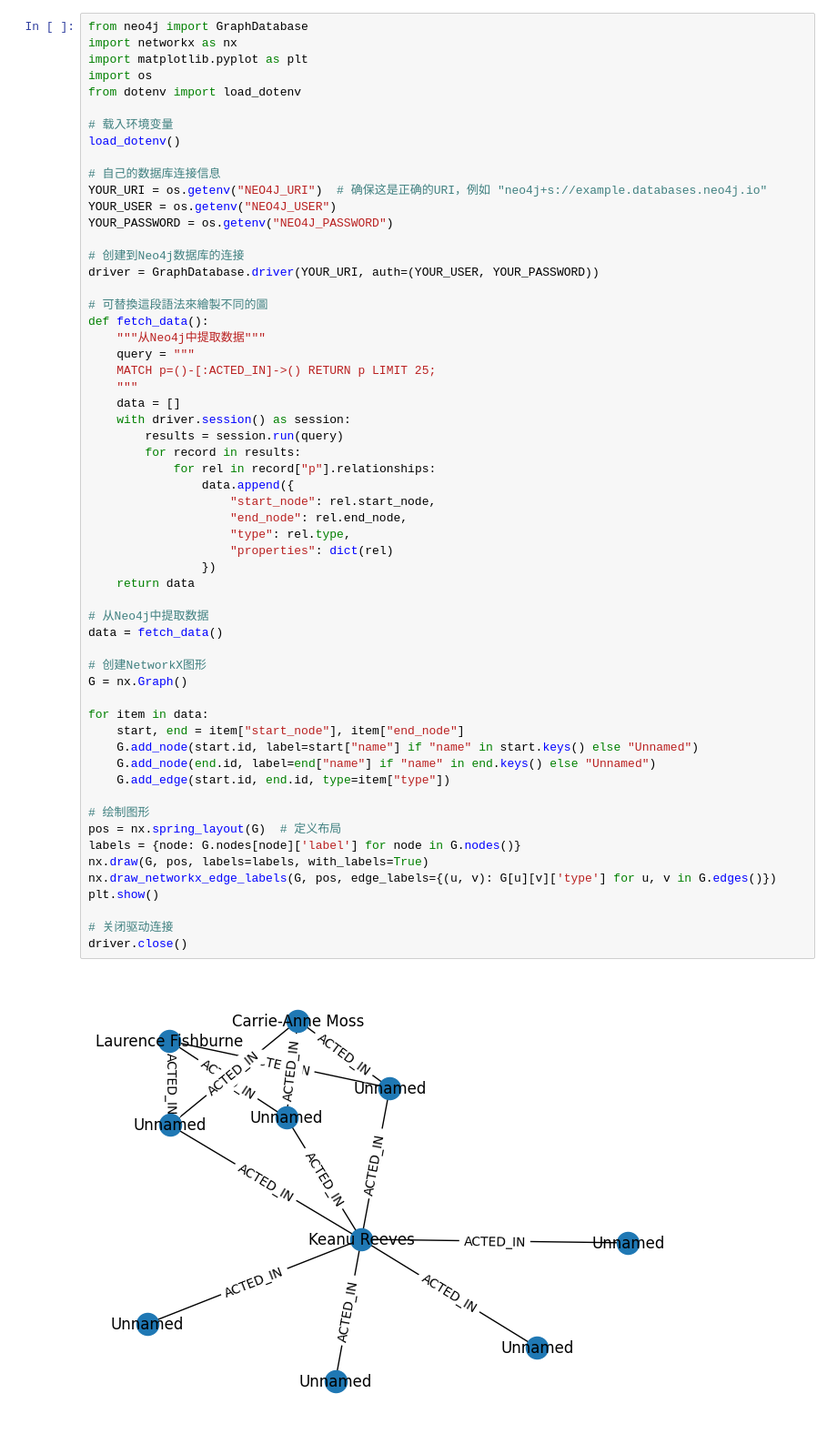
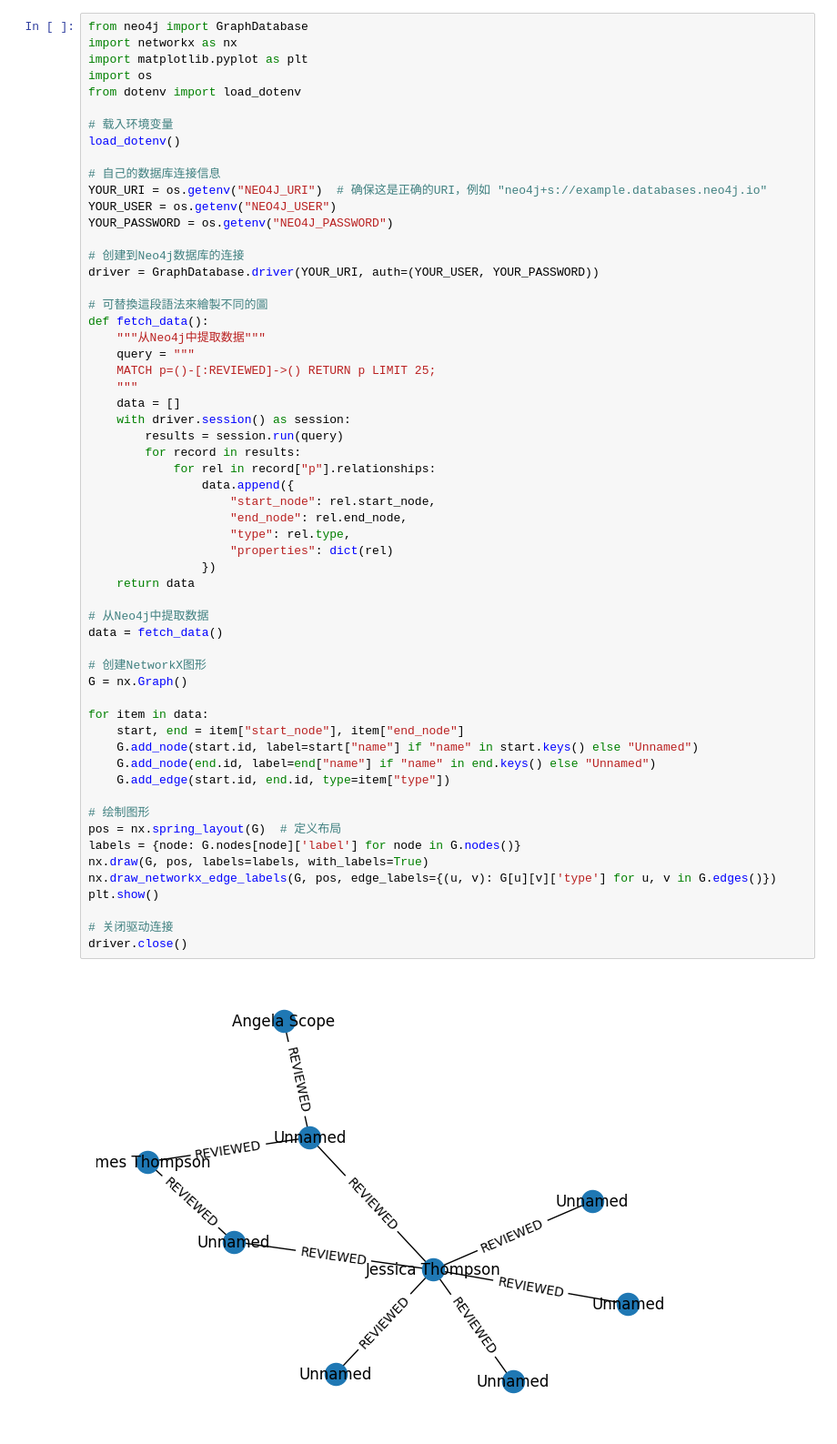
Before and after one commit to samhsiao6238/PythonFinance_2024, a Jupyter notebook: D41_neo4j/00_腳本/4_繪圖.ipynb, the cells around one changed output. Shown at 91% size. Saved outputs shown, nothing was run; the diff lists cells and outputs as text.

```diff
--- a/D41_neo4j/00_腳本/4_繪圖.ipynb
+++ b/D41_neo4j/00_腳本/4_繪圖.ipynb
@@ -20,7 +20,7 @@ driver = GraphDatabase.driver(YOUR_URI, auth=(YOUR_USER, YOUR_PASSWORD))
 def fetch_data():
     """从Neo4j中提取数据"""
     query = """
-    MATCH p=()-[:ACTED_IN]->() RETURN p LIMIT 25;
+    MATCH p=()-[:REVIEWED]->() RETURN p LIMIT 25;
     """
     data = []
     with driver.session() as session:
@@ -30,31 +30,31 @@ def fetch_data():
                 data.append({
                     "start_node": rel.start_node,
                     "end_node": rel.end_node,
                     "type": rel.type,
                     "properties": dict(rel)
                 })
     return data
 
 # 从Neo4j中提取数据
 data = fetch_data()
 
 # 创建NetworkX图形
 G = nx.Graph()
 
 for item in data:
     start, end = item["start_node"], item["end_node"]
     G.add_node(start.id, label=start["name"] if "name" in start.keys() else "Unnamed")
     G.add_node(end.id, label=end["name"] if "name" in end.keys() else "Unnamed")
     G.add_edge(start.id, end.id, type=item["type"])
 
 # 绘制图形
 pos = nx.spring_layout(G)  # 定义布局
 labels = {node: G.nodes[node]['label'] for node in G.nodes()}
 nx.draw(G, pos, labels=labels, with_labels=True)
 nx.draw_networkx_edge_labels(G, pos, edge_labels={(u, v): G[u][v]['type'] for u, v in G.edges()})
 plt.show()
 
 # 关闭驱动连接
 driver.close()
 # %% [output]
-[figure, old version]
+[figure, new version]
```
Also changed, not shown: 3 other files.
